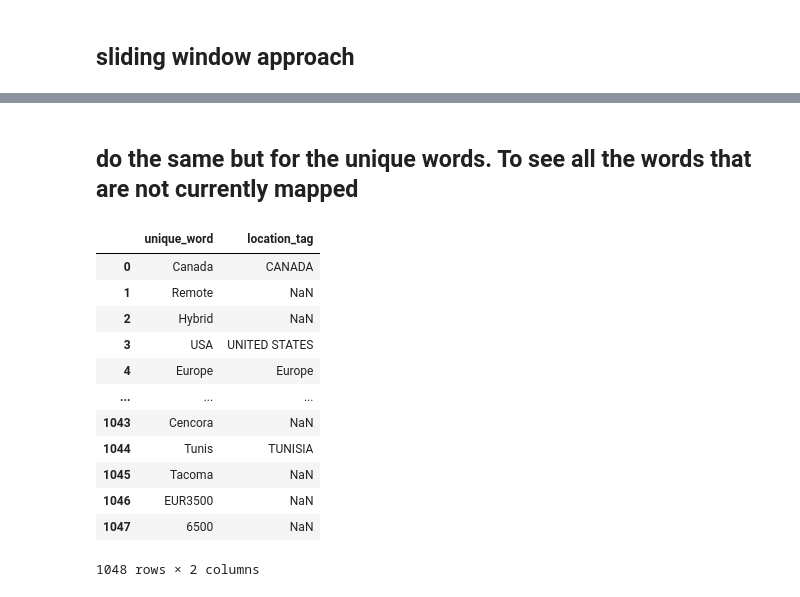
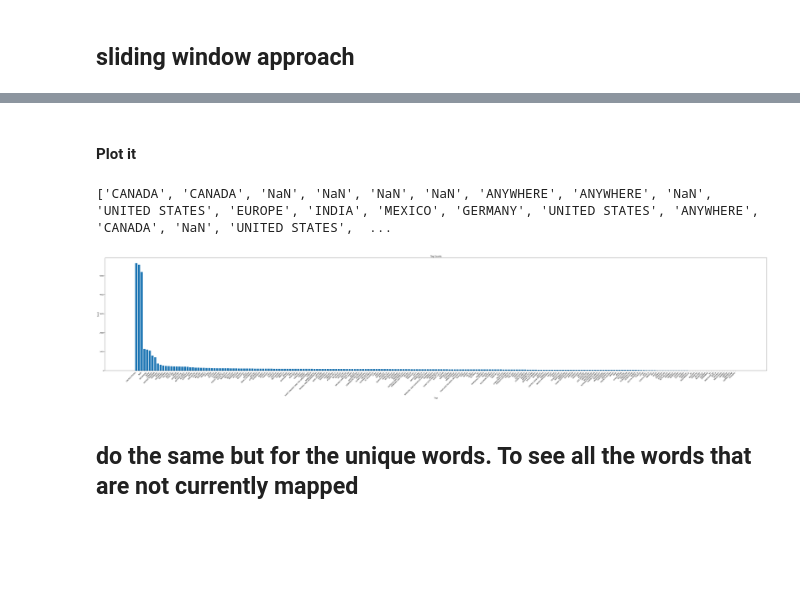
Before and after one commit to 0JCRG0/JobsCrawler, a Jupyter notebook: src/notebooks/prelimiary_analysis.ipynb, the cells around one changed output, grey strips where cells are left out. Saved outputs shown, nothing was run; the diff lists cells and outputs as text; code cells hidden in the pictures; blank space fills up the shorter version.

```diff
--- a/src/notebooks/prelimiary_analysis.ipynb
+++ b/src/notebooks/prelimiary_analysis.ipynb
@@ -81,6 +83,8 @@ print("Data transformation complete. Result saved to", output_file)
 # %%
 
 df['original_index'] = df.index
+
+df['location'] = df['location'].astype(str)
 
 df["location"] = df["location"].str.replace(",", "", regex=False).str.replace(")", "", regex=False).str.replace("(", "", regex=False).str.replace("|", " ", regex=False)
 
@@ -159,10 +163,10 @@ def find_location_tag(word: str, location_data: WorldLocations) -> str:
 	word_upper = word.upper()
 	for continent, countries in location_data.items():
 		if word_upper == continent.upper():
-			return continent
+			return word_upper
 		for zone in countries['Zones']:
 			if word_upper == zone:
-				return continent
+				return word_upper
 		for country in countries['Countries']:
 			for country_name, locations in country.items():
 				if word_upper == country_name or word_upper in [loc for loc in locations]:
@@ -207,4 +211,5 @@ result_df = add_location_tags(df, json_file_path)
 print(result_df)
 
 result_df.to_csv("/root/JobsCrawler/src/notebooks/country_mapping1.csv")
+nan_count_per_column = result_df.isna().sum()
 # %% [output]
@@ -235,3 +295,36 @@ dtype: int64
+# %% [markdown]
+#### Plot it
+# %%
+
+all_tags = grouped['location_tag'].explode().tolist()
+
+print(all_tags)
+
+# Count the tags
+tag_counts = Counter(all_tags)
+
+# Sort tags by count in descending order
+sorted_tags = sorted(tag_counts.items(), key=lambda x: x[1], reverse=True)
+
+# Separate tags and counts for plotting
+tags, counts = zip(*sorted_tags)
+
+# Create a bar plot
+plt.figure(figsize=(55, 12))
+plt.bar(tags, counts)
+plt.title('Tag Counts')
+plt.xlabel('Tags')
+plt.ylabel('Count')
+plt.xticks(rotation=45, ha='right')
+plt.tight_layout()
+
+# Show the plot
+plt.show()
+
+# Return the tag counts dictionary
+# %% [output]
+['CANADA', 'CANADA', 'NaN', 'NaN', 'NaN', 'NaN', 'ANYWHERE', 'ANYWHERE', 'NaN', 'UNITED STATES', 'EUROPE', 'INDIA', 'MEXICO', 'GERMANY', 'UNITED STATES', 'ANYWHERE', 'CANADA', 'NaN', 'UNITED STATES',  ...
+[figure, added]
 # %% [markdown]
 ## do the same but for the unique words. To see all the words that are not currently mapped
 # %%
@@ -264,19 +357,5 @@ unique_mapped_words_df.to_csv("/root/JobsCrawler/src/notebooks/unique_word_mappi
 
 
 unique_mapped_words_df
-# %% [output]
-|  | unique_word | location_tag |
-| 0 | Canada | CANADA |
-| 1 | Remote | NaN |
-| 2 | Hybrid | NaN |
-| 3 | USA | UNITED STATES |
-| 4 | Europe | Europe |
-| ... | ... | ... |
-| 1043 | Cencora | NaN |
-| 1044 | Tunis | TUNISIA |
-| 1045 | Tacoma | NaN |
-| 1046 | EUR3500 | NaN |
-| 1047 | 6500 | NaN |
-1048 rows × 2 columns
 # %%
 unique_mapped_words_df
```
Also changed, not shown: parts of 8 cells of this notebook, 1 other file.
